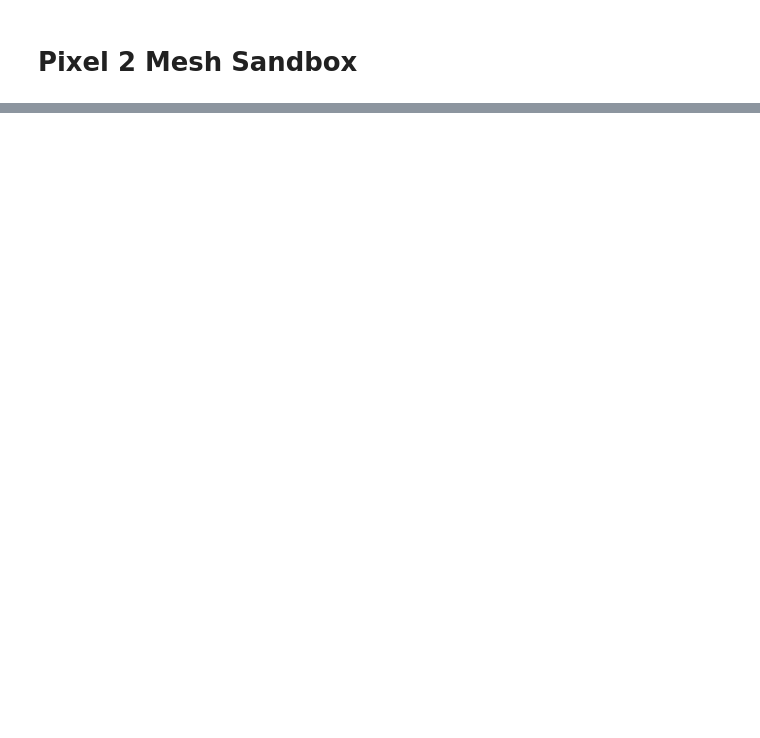
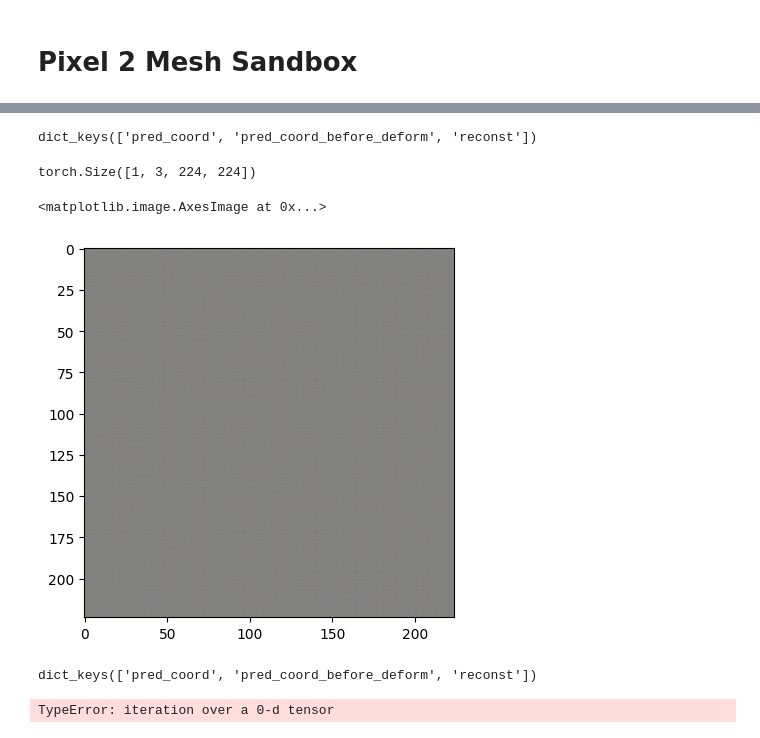
Before and after one commit to 3d-pollen-reconstruction/sequoia, a Jupyter notebook: notebooks/p2m_sandbox.ipynb, the cells around one changed output, grey strips where cells are left out. Cells and saved outputs as stored; diff of their text form; code cells hidden in the pictures; blank space fills up the shorter version.

```diff
--- a/notebooks/p2m_sandbox.ipynb
+++ b/notebooks/p2m_sandbox.ipynb
@@ -709,3 +715,9 @@ verts.shape, faces.shape
+# %%
+import pickle
+import trimesh
+import torch
+
+ell = Ellipsoid(a=1.0, b=1.2, c=0.8, base_subdivisions=3)
 # %%
 import os
 import pprint
@@ -811,0 +812,26 @@ model = P2MModel(
+# %%
+model = P2MModel(
+    options=options.model,
+    ellipsoid=ell,
+    camera_f=torch.tensor([1.0,1.0]),
+    camera_c=torch.tensor([112.0,112.0]),
+    mesh_pos=torch.tensor([0,0,0])
+)
+# %%
+out = model(torch.randn(1, 3, 224, 224))
+# %%
+out.keys()
+# %% [output]
+dict_keys(['pred_coord', 'pred_coord_before_deform', 'reconst'])
+# %%
+out['reconst'].shape
+# %% [output]
+torch.Size([1, 3, 224, 224])
+# %%
+from matplotlib import pyplot as plt
+
+# plot the out reconst
+plt.imshow(out['reconst'][0].permute(1, 2, 0).detach().numpy())
+# %% [output]
+<matplotlib.image.AxesImage at 0x...>
+[figure, added]
@@ -811,0 +961,12 @@ model = P2MModel(
+# %%
+out.keys()
+# %% [output]
+dict_keys(['pred_coord', 'pred_coord_before_deform', 'reconst'])
+# %%
+P2MLoss(out, {
+    "points": torch.randn(1, 3000, 3),
+    "normals": torch.randn(1, 3000, 3),
+    "images": torch.randn(1, 3, 224, 224)
+})
+# %% [output]
+TypeError: iteration over a 0-d tensor
```
Also changed, not shown: parts of 8 cells of this notebook, 2 other files.
